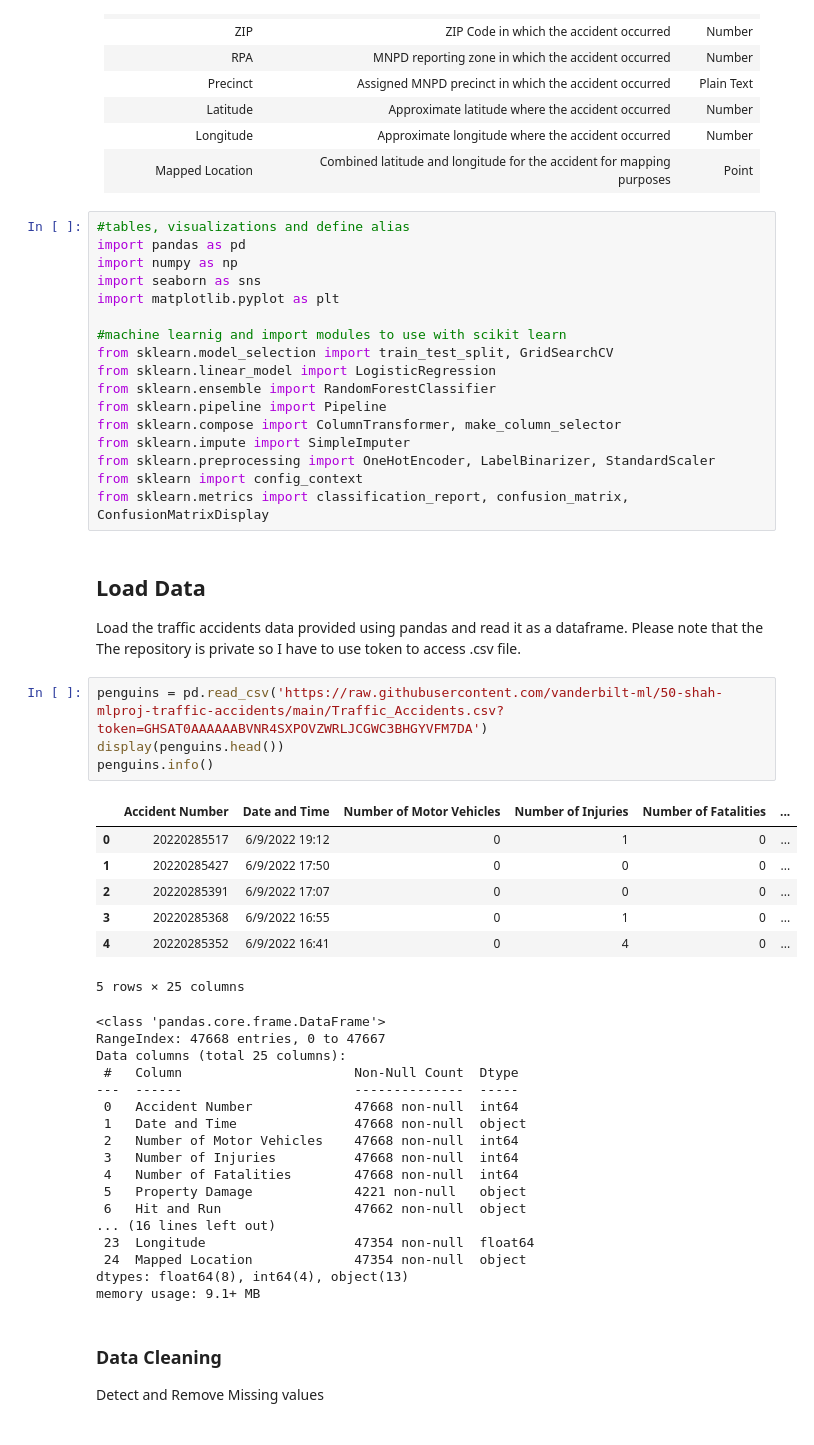
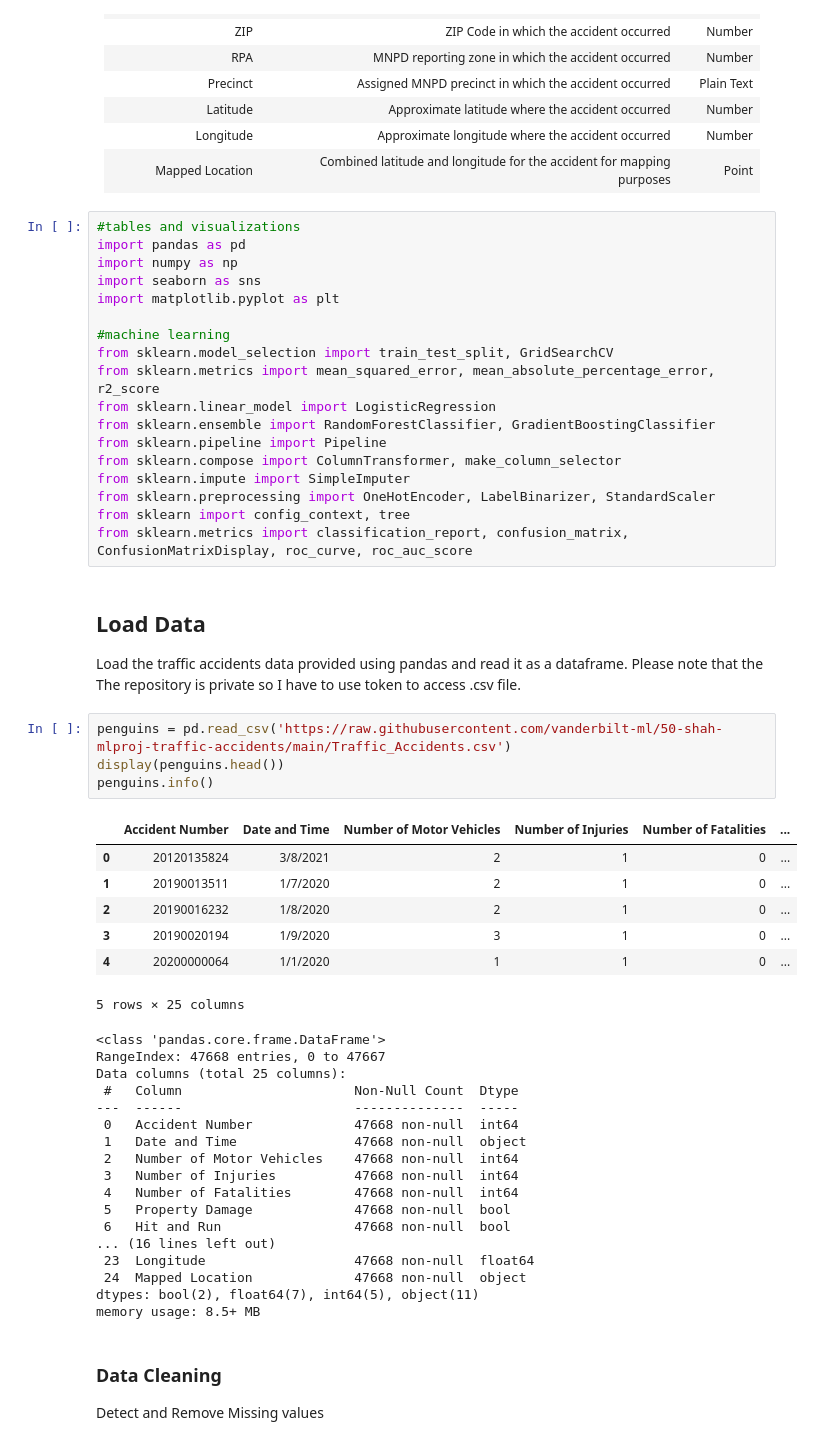
Before and after one commit to vanderbilt-ml/50-shah-mlproj-traffic-accidents, a Jupyter notebook: TrafficAccidents.ipynb, the cells around one changed output. Saved outputs shown, nothing was run; the diff lists cells and outputs as text.

```diff
--- a/TrafficAccidents.ipynb
+++ b/TrafficAccidents.ipynb
@@ -47,37 +47,38 @@ Latitude	|	Approximate latitude where the accident occurred	|	Number
 Longitude	|	Approximate longitude where the accident occurred	|	Number
 Mapped Location	|	Combined latitude and longitude for the accident for mapping purposes	|	Point
 # %%
-#tables, visualizations and define alias
+#tables and visualizations
 import pandas as pd
 import numpy as np
 import seaborn as sns
 import matplotlib.pyplot as plt
 
-#machine learnig and import modules to use with scikit learn
+#machine learning
 from sklearn.model_selection import train_test_split, GridSearchCV
+from sklearn.metrics import mean_squared_error, mean_absolute_percentage_error, r2_score
 from sklearn.linear_model import LogisticRegression
-from sklearn.ensemble import RandomForestClassifier
+from sklearn.ensemble import RandomForestClassifier, GradientBoostingClassifier
 from sklearn.pipeline import Pipeline
 from sklearn.compose import ColumnTransformer, make_column_selector
 from sklearn.impute import SimpleImputer
 from sklearn.preprocessing import OneHotEncoder, LabelBinarizer, StandardScaler
-from sklearn import config_context
-from sklearn.metrics import classification_report, confusion_matrix, ConfusionMatrixDisplay
+from sklearn import config_context, tree
+from sklearn.metrics import classification_report, confusion_matrix, ConfusionMatrixDisplay, roc_curve, roc_auc_score
 # %% [markdown]
 ## Load Data
 
 Load the traffic accidents data provided using pandas and read it as a dataframe. Please note that the The repository is private so I have to use token to access .csv file.
 # %%
-penguins = pd.read_csv('https://raw.githubusercontent.com/vanderbilt-ml/50-shah-mlproj-traffic-accidents/main/Traffic_Accidents.csv?token=GHSAT0AAAAAABVNR4SXPOVZWRLJCGWC3BHGYVFM7DA')
+penguins = pd.read_csv('https://raw.githubusercontent.com/vanderbilt-ml/50-shah-mlproj-traffic-accidents/main/Traffic_Accidents.csv')
 display(penguins.head())
 penguins.info()
 # %% [output]
 |  | Accident Number | Date and Time | Number of Motor Vehicles | Number of Injuries | Number of Fatalities | ... |
-| 0 | 20220285517 | 6/9/2022 19:12 | 0 | 1 | 0 | ... |
-| 1 | 20220285427 | 6/9/2022 17:50 | 0 | 0 | 0 | ... |
-| 2 | 20220285391 | 6/9/2022 17:07 | 0 | 0 | 0 | ... |
-| 3 | 20220285368 | 6/9/2022 16:55 | 0 | 1 | 0 | ... |
-| 4 | 20220285352 | 6/9/2022 16:41 | 0 | 4 | 0 | ... |
+| 0 | 20120135824 | 3/8/2021 | 2 | 1 | 0 | ... |
+| 1 | 20190013511 | 1/7/2020 | 2 | 1 | 0 | ... |
+| 2 | 20190016232 | 1/8/2020 | 2 | 1 | 0 | ... |
+| 3 | 20190020194 | 1/9/2020 | 3 | 1 | 0 | ... |
+| 4 | 20200000064 | 1/1/2020 | 1 | 1 | 0 | ... |
 5 rows × 25 columns
 <class 'pandas.core.frame.DataFrame'>
 RangeIndex: 47668 entries, 0 to 47667
@@ -89,13 +90,13 @@ Data columns (total 25 columns):
  2   Number of Motor Vehicles    47668 non-null  int64
  3   Number of Injuries          47668 non-null  int64
  4   Number of Fatalities        47668 non-null  int64
- 5   Property Damage             4221 non-null   object
- 6   Hit and Run                 47662 non-null  object
+ 5   Property Damage             47668 non-null  bool
+ 6   Hit and Run                 47668 non-null  bool
 ... (16 lines left out)
- 23  Longitude                   47354 non-null  float64
- 24  Mapped Location             47354 non-null  object
-dtypes: float64(8), int64(4), object(13)
-memory usage: 9.1+ MB
+ 23  Longitude                   47668 non-null  float64
+ 24  Mapped Location             47668 non-null  object
+dtypes: bool(2), float64(7), int64(5), object(11)
+memory usage: 8.5+ MB
 # %% [markdown]
 ### Data Cleaning
 Detect and Remove Missing values
```
Also changed, not shown: parts of 31 cells of this notebook.
